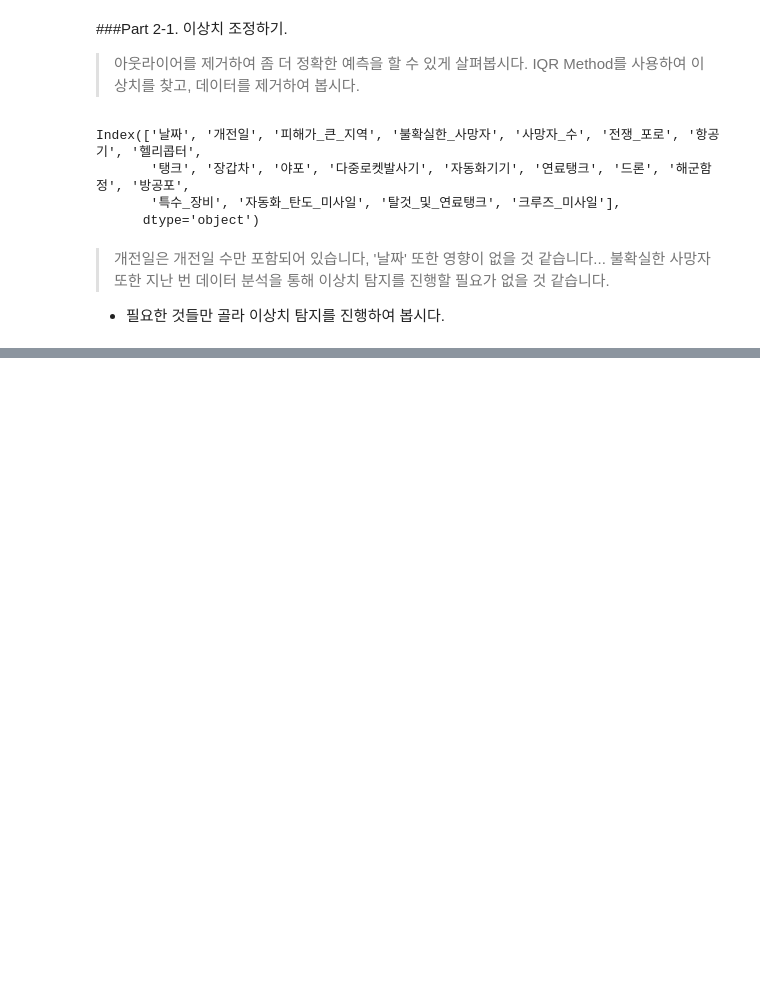
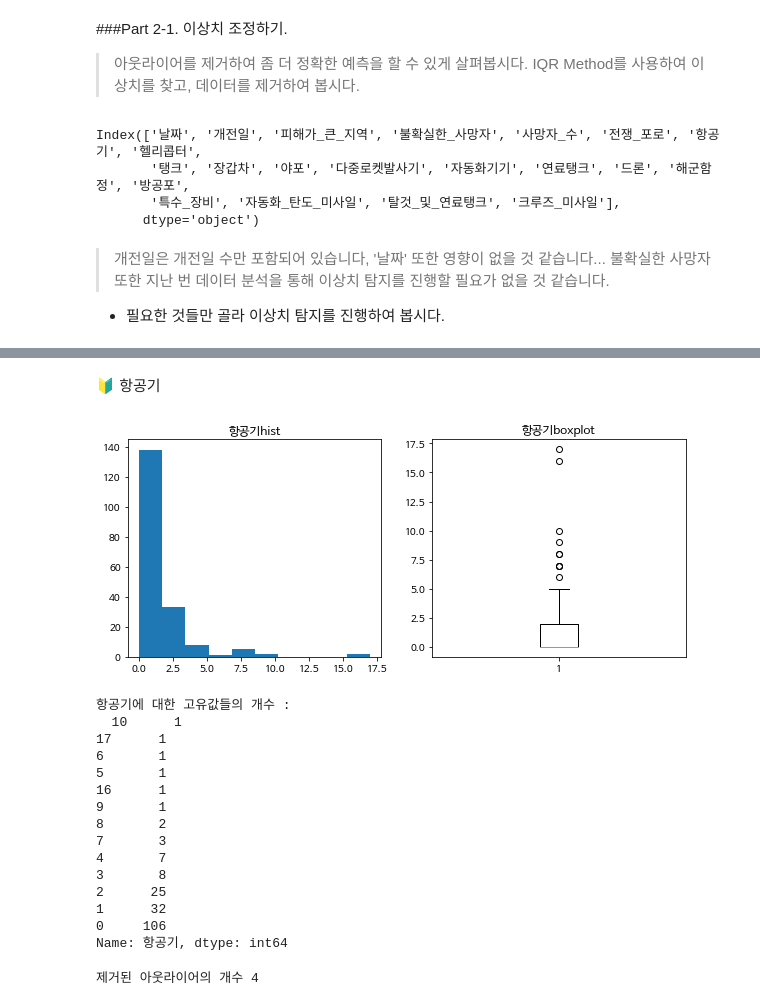
Before and after one commit to 00150/AI_07_JYP_Project_section_02, a Jupyter notebook: 🌏_우크라이나_vs_러시아_전쟁_분석_(feat_디테일하게_).ipynb, the cells around one changed output, grey strips where cells are left out. Cells and saved outputs as stored; diff of their text form; code cells hidden in the pictures; blank space fills up the shorter version.

```diff
--- a/🌏_우크라이나_vs_러시아_전쟁_분석_(feat_디테일하게_).ipynb
+++ b/🌏_우크라이나_vs_러시아_전쟁_분석_(feat_디테일하게_).ipynb
@@ -410,0 +496,29 @@ plots(df,'개전일')
+# %% [markdown]
+ 🔰 항공기
+# %%
+plots(df_clean, '항공기')
+# %% [output]
+[figure, added]
+항공기에 대한 고유값들의 개수 :
+  10      1
+17      1
+6       1
+5       1
+16      1
+9       1
+8       2
+7       3
+4       7
+3       8
+2      25
+1      32
+0     106
+Name: 항공기, dtype: int64
+# %%
+# 항공기 컬럼에 대한 이상치 조정
+df_clean = df_clean[df_clean['항공기'] < 16]
+
+# 제거된 아웃라이어 : 원본 데이터와 크기 비교
+print('제거된 아웃라이어의 개수 {}' .format(len(df) - len(df_clean)))
+# %% [output]
+제거된 아웃라이어의 개수 4
```
Also changed, not shown: parts of 51 cells of this notebook.
